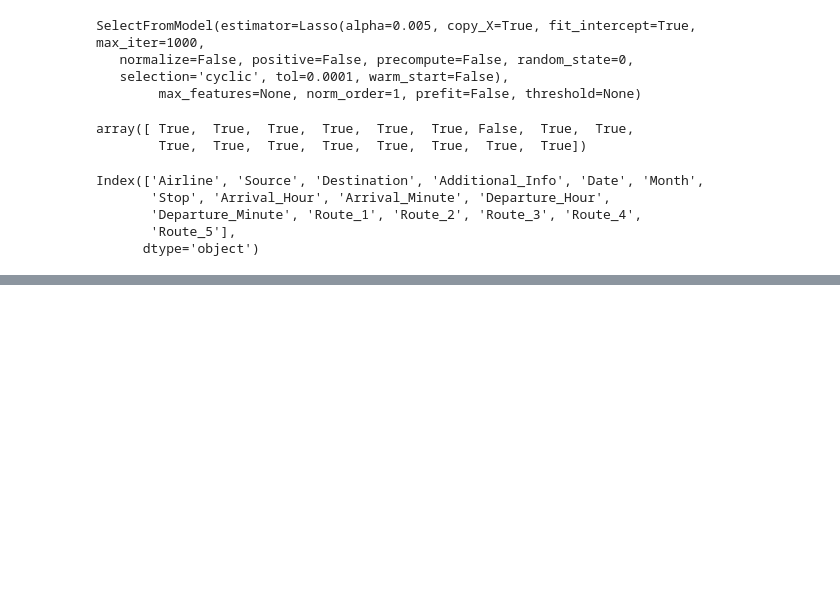
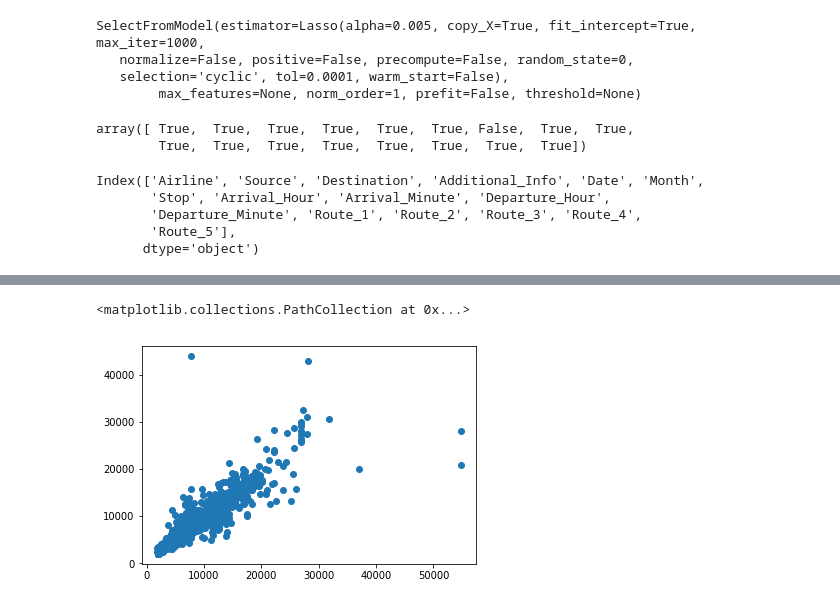
Before and after one commit to krishnaik06/Flight-Price-Prediction, a Jupyter notebook: FlightPredMembers.ipynb, the cells around one changed output, grey strips where cells are left out. Drawn from its saved outputs; the diff is of its cells as text; code cells hidden in the pictures; blank space fills up the shorter version.

```diff
--- a/FlightPredMembers.ipynb
+++ b/FlightPredMembers.ipynb
@@ -389,0 +470,5 @@ X_test=X_test.drop(['Year'],axis=1)
+# %%
+plt.scatter(y_test,y_pred)
+# %% [output]
+<matplotlib.collections.PathCollection at 0x...>
+[figure, added]
```
Also changed, not shown: parts of 9 cells of this notebook.
